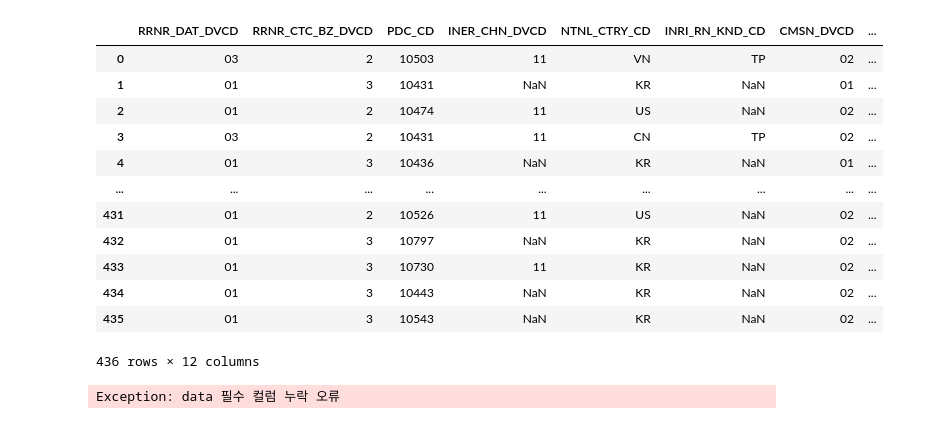
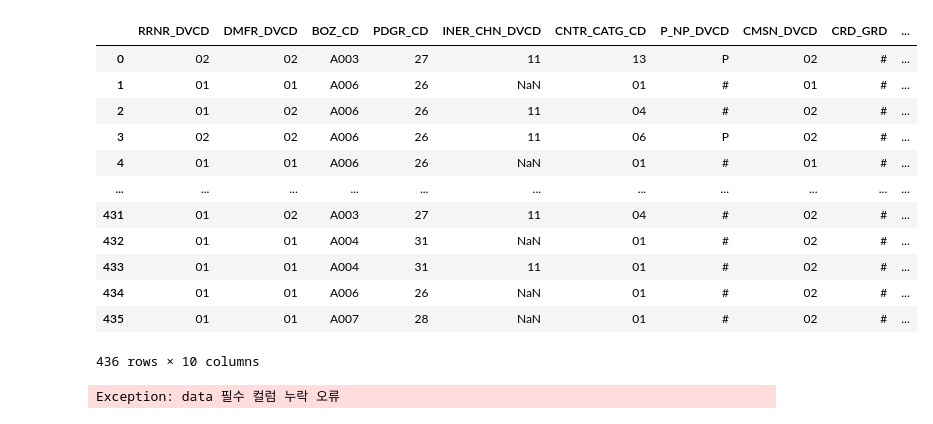
Before and after one commit to lee3jjang/qis4, a Jupyter notebook: 보험가격준비금위험액_일반.ipynb, the cells around one changed output. Saved outputs shown, nothing was run; the diff lists cells and outputs as text; code cells hidden in the pictures.

```diff
--- a/보험가격준비금위험액_일반.ipynb
+++ b/보험가격준비금위험액_일반.ipynb
@@ -69,31 +69,33 @@ BASE_YYMM = '202012'
 # %%
 # 데이터 전처리
 ## 미경과보험료
+## (2021.07.25) INER_CHN_DVCD 처리 로직 추가하기
+## 'RRNR_DAT_DVCD': str, 'RRNR_CTC_BZ_DVCD': str, 'PDC_CD': str, 'INER_CHN_DVCD': str, 'NTNL_CTRY_CD': str, 'INRI_RN_KND_CD': str, 'CMSN_DVCD'
 일반_원수_미경과보험료_가공 = 일반_원수_미경과보험료.copy()
 일반_원수_미경과보험료_가공['RRNR_DVCD'] = clsf_rrnr_dvcd(일반_원수_미경과보험료_가공, '원수')
 일반_원수_미경과보험료_가공['DMFR_DVCD'] = clsf_dmfr_dvcd(일반_원수_미경과보험료_가공)
 일반_원수_미경과보험료_가공['CNTR_CATG_CD'] = clsf_cntr_catg_cd(일반_원수_미경과보험료_가공, 국가그룹)
 일반_원수_미경과보험료_가공['BOZ_CD'] = clsf_boz_cd(일반_원수_미경과보험료_가공, 일반_상품정보)
+일반_원수_미경과보험료_가공['PDGR_CD'] = clsf_pdgr_cd(일반_원수_미경과보험료_가공, 일반_상품정보)
+일반_원수_미경과보험료_가공['P_NP_DVCD'] = clsf_p_np_dvcd(일반_원수_미경과보험료_가공)
+일반_원수_미경과보험료_가공['CRD_GRD'] = '#'
+일반_원수_미경과보험료_가공.rename(columns={'OGL_URND_PRM': 'URND_PRM'}, inplace=True)
+일반_원수_미경과보험료_가공 = 일반_원수_미경과보험료_가공[['RRNR_DVCD', 'DMFR_DVCD', 'BOZ_CD', 'PDGR_CD', 'INER_CHN_DVCD', 'CNTR_CATG_CD', 'P_NP_DVCD', 'CMSN_DVCD', 'CRD_GRD', 'URND_PRM']]
 일반_원수_미경과보험료_가공
-# 일반_원수_미경과보험료_가공['PDGR_CD'] = clsf_pdgr_cd(일반_원수_미경과보험료_가공, 일반_상품정보)
-# 일반_원수_미경과보험료_가공['P_NP_DVCD'] = clsf_p_np_dvcd(일반_원수_미경과보험료_가공)
-# 일반_원수_미경과보험료_가공['CRD_GRD'] = '#'
-# 일반_원수_미경과보험료_가공.rename(columns = {'LTPD_URND_PRM': 'URND_PRM'}, inplace=True)
-# 일반_원수_미경과보험료_가공.drop(['RRNR_DAT_DVCD', 'RRNR_CTC_BZ_DVCD', 'NTNL_CTRY_CD', 'ARC_INPL_CD', 'INRI_RN_KND_CD'], axis=1, inplace=True)
 # %% [output]
-|  | RRNR_DAT_DVCD | RRNR_CTC_BZ_DVCD | PDC_CD | INER_CHN_DVCD | NTNL_CTRY_CD | INRI_RN_KND_CD | CMSN_DVCD | ... |
-| 0 | 03 | 2 | 10503 | 11 | VN | TP | 02 | ... |
-| 1 | 01 | 3 | 10431 | NaN | KR | NaN | 01 | ... |
-| 2 | 01 | 2 | 10474 | 11 | US | NaN | 02 | ... |
-| 3 | 03 | 2 | 10431 | 11 | CN | TP | 02 | ... |
-| 4 | 01 | 3 | 10436 | NaN | KR | NaN | 01 | ... |
-| ... | ... | ... | ... | ... | ... | ... | ... | ... |
-| 431 | 01 | 2 | 10526 | 11 | US | NaN | 02 | ... |
-| 432 | 01 | 3 | 10797 | NaN | KR | NaN | 02 | ... |
-| 433 | 01 | 3 | 10730 | 11 | KR | NaN | 02 | ... |
-| 434 | 01 | 3 | 10443 | NaN | KR | NaN | 02 | ... |
-| 435 | 01 | 3 | 10543 | NaN | KR | NaN | 02 | ... |
+|  | RRNR_DVCD | DMFR_DVCD | BOZ_CD | PDGR_CD | INER_CHN_DVCD | CNTR_CATG_CD | P_NP_DVCD | CMSN_DVCD | CRD_GRD | ... |
+| 0 | 02 | 02 | A003 | 27 | 11 | 13 | P | 02 | # | ... |
+| 1 | 01 | 01 | A006 | 26 | NaN | 01 | # | 01 | # | ... |
+| 2 | 01 | 02 | A006 | 26 | 11 | 04 | # | 02 | # | ... |
+| 3 | 02 | 02 | A006 | 26 | 11 | 06 | P | 02 | # | ... |
+| 4 | 01 | 01 | A006 | 26 | NaN | 01 | # | 01 | # | ... |
+| ... | ... | ... | ... | ... | ... | ... | ... | ... | ... | ... |
+| 431 | 01 | 02 | A003 | 27 | 11 | 04 | # | 02 | # | ... |
+| 432 | 01 | 01 | A004 | 31 | NaN | 01 | # | 02 | # | ... |
+| 433 | 01 | 01 | A004 | 31 | 11 | 01 | # | 02 | # | ... |
+| 434 | 01 | 01 | A006 | 26 | NaN | 01 | # | 02 | # | ... |
+| 435 | 01 | 01 | A007 | 28 | NaN | 01 | # | 02 | # | ... |
-436 rows × 12 columns
+436 rows × 10 columns
 # %%
 # 데이터 전처리
 ## 미경과보험료
```
Also changed, not shown: 1 other file.
